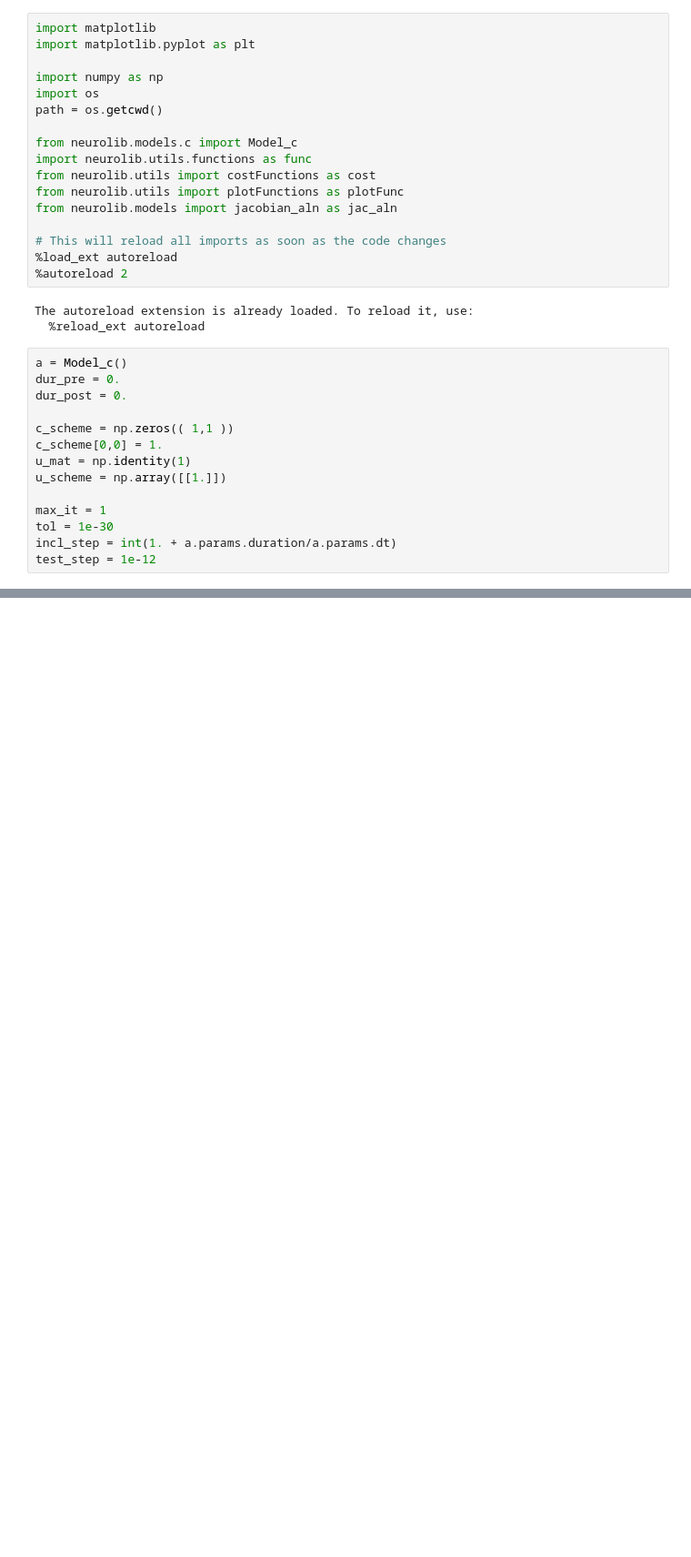
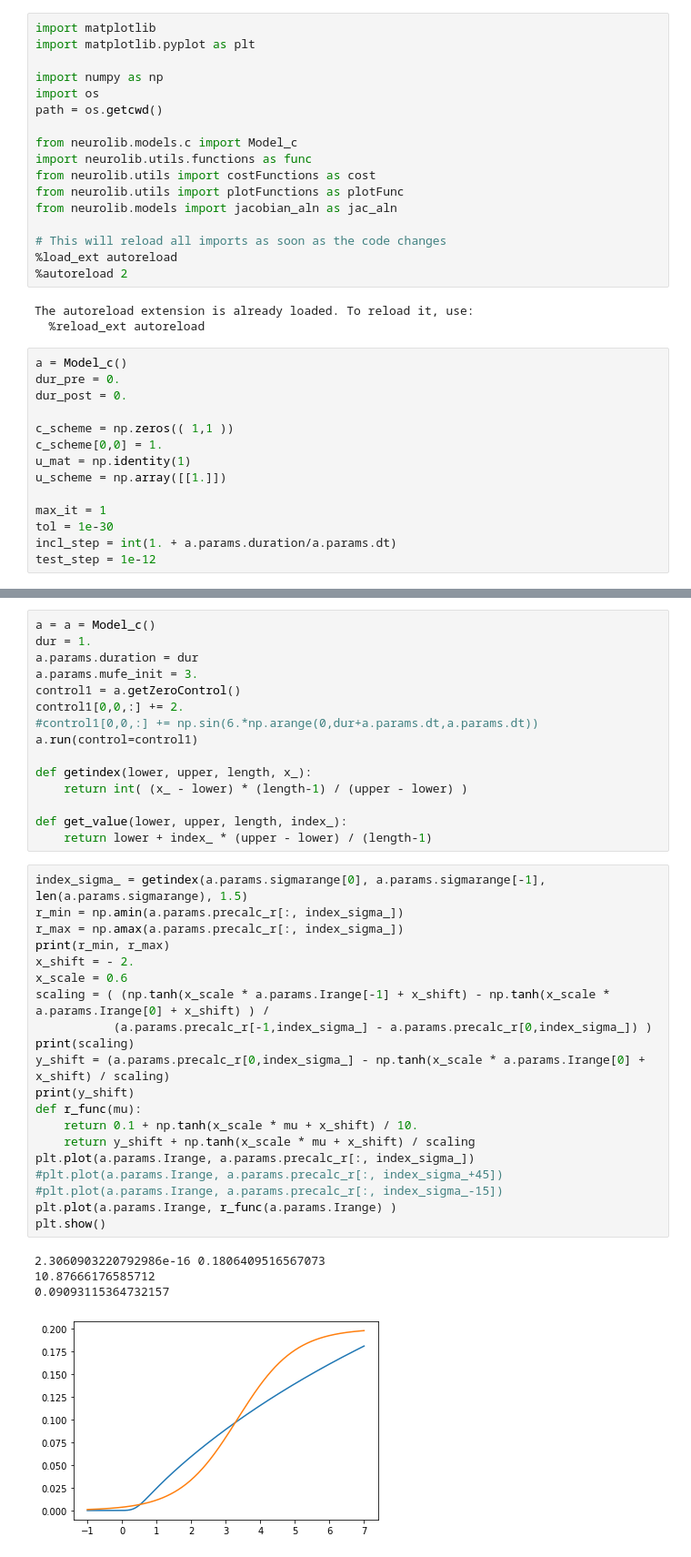
Before and after one commit to lenasal/neurolib, a Jupyter notebook: simp/c.ipynb, the cells around one changed output, grey strips where cells are left out. Shown at 91% size. Drawn from its saved outputs; the diff is of its cells as text; blank space fills up the shorter version.

Commit message:
time shifted minimal model

```diff
--- a/simp/c.ipynb
+++ b/simp/c.ipynb
@@ -139,0 +154,40 @@ plt.show()
+# %%
+a = a = Model_c()
+dur = 1.
+a.params.duration = dur
+a.params.mufe_init = 3.
+control1 = a.getZeroControl()
+control1[0,0,:] += 2.
+#control1[0,0,:] += np.sin(6.*np.arange(0,dur+a.params.dt,a.params.dt))
+a.run(control=control1)
+
+def getindex(lower, upper, length, x_):
+    return int( (x_ - lower) * (length-1) / (upper - lower) )
+
+def get_value(lower, upper, length, index_):
+    return lower + index_ * (upper - lower) / (length-1)
+# %%
+index_sigma_ = getindex(a.params.sigmarange[0], a.params.sigmarange[-1], len(a.params.sigmarange), 1.5)
+r_min = np.amin(a.params.precalc_r[:, index_sigma_])
+r_max = np.amax(a.params.precalc_r[:, index_sigma_])
+print(r_min, r_max)
+x_shift = - 2.
+x_scale = 0.6
+scaling = ( (np.tanh(x_scale * a.params.Irange[-1] + x_shift) - np.tanh(x_scale * a.params.Irange[0] + x_shift) ) /
+           (a.params.precalc_r[-1,index_sigma_] - a.params.precalc_r[0,index_sigma_]) )
+print(scaling)
+y_shift = (a.params.precalc_r[0,index_sigma_] - np.tanh(x_scale * a.params.Irange[0] + x_shift) / scaling)
+print(y_shift)
+def r_func(mu):
+    return 0.1 + np.tanh(x_scale * mu + x_shift) / 10.
+    return y_shift + np.tanh(x_scale * mu + x_shift) / scaling
+plt.plot(a.params.Irange, a.params.precalc_r[:, index_sigma_])
+#plt.plot(a.params.Irange, a.params.precalc_r[:, index_sigma_+45])
+#plt.plot(a.params.Irange, a.params.precalc_r[:, index_sigma_-15])
+plt.plot(a.params.Irange, r_func(a.params.Irange) )
+plt.show()
+# %% [output]
+2.3060903220792986e-16 0.1806409516567073
+10.87666176585712
+0.09093115364732157
+[figure, added]
```
Also changed, not shown: parts of 12 cells of this notebook, 18 other files.
